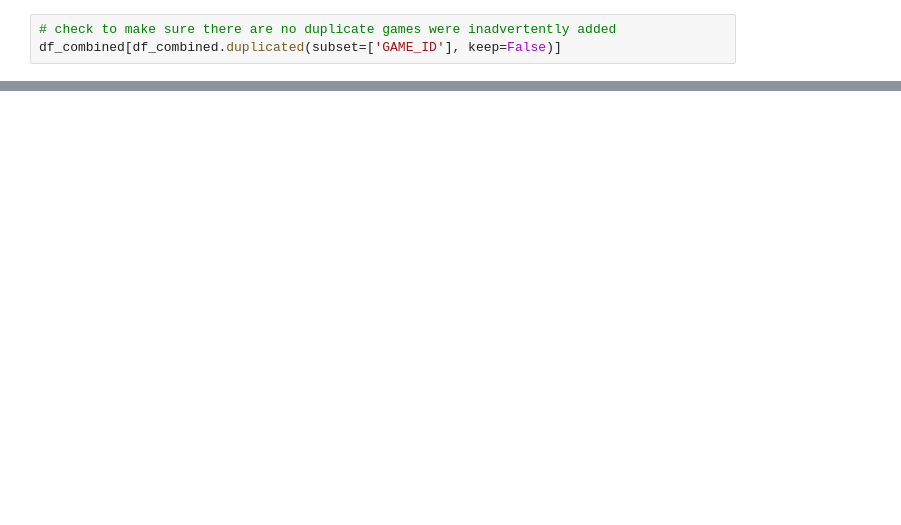
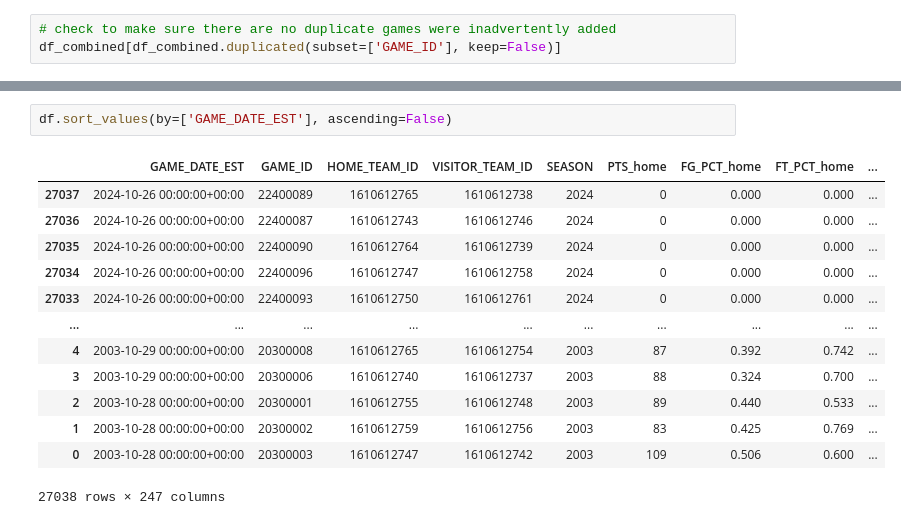
Before and after one commit to cmunch1/nba-prediction, a Jupyter notebook: notebooks/09_a.ipynb, the cells around one changed output, grey strips where cells are left out. Saved outputs shown, nothing was run; the diff lists cells and outputs as text; blank space fills up the shorter version.

Commit message:
date fix

```diff
--- a/notebooks/09_a.ipynb
+++ b/notebooks/09_a.ipynb
@@ -411,0 +322,16 @@ df
+# %%
+df.sort_values(by=['GAME_DATE_EST'], ascending=False)
+# %% [output]
+|  | GAME_DATE_EST | GAME_ID | HOME_TEAM_ID | VISITOR_TEAM_ID | SEASON | PTS_home | FG_PCT_home | FT_PCT_home | ... |
+| 27037 | 2024-10-26 00:00:00+00:00 | 22400089 | 1610612765 | 1610612738 | 2024 | 0 | 0.000 | 0.000 | ... |
+| 27036 | 2024-10-26 00:00:00+00:00 | 22400087 | 1610612743 | 1610612746 | 2024 | 0 | 0.000 | 0.000 | ... |
+| 27035 | 2024-10-26 00:00:00+00:00 | 22400090 | 1610612764 | 1610612739 | 2024 | 0 | 0.000 | 0.000 | ... |
+| 27034 | 2024-10-26 00:00:00+00:00 | 22400096 | 1610612747 | 1610612758 | 2024 | 0 | 0.000 | 0.000 | ... |
+| 27033 | 2024-10-26 00:00:00+00:00 | 22400093 | 1610612750 | 1610612761 | 2024 | 0 | 0.000 | 0.000 | ... |
+| ... | ... | ... | ... | ... | ... | ... | ... | ... | ... |
+| 4 | 2003-10-29 00:00:00+00:00 | 20300008 | 1610612765 | 1610612754 | 2003 | 87 | 0.392 | 0.742 | ... |
+| 3 | 2003-10-29 00:00:00+00:00 | 20300006 | 1610612740 | 1610612737 | 2003 | 88 | 0.324 | 0.700 | ... |
+| 2 | 2003-10-28 00:00:00+00:00 | 20300001 | 1610612755 | 1610612748 | 2003 | 89 | 0.440 | 0.533 | ... |
+| 1 | 2003-10-28 00:00:00+00:00 | 20300002 | 1610612759 | 1610612756 | 2003 | 83 | 0.425 | 0.769 | ... |
+| 0 | 2003-10-28 00:00:00+00:00 | 20300003 | 1610612747 | 1610612742 | 2003 | 109 | 0.506 | 0.600 | ... |
+27038 rows × 247 columns
```
Also changed, not shown: parts of 7 cells of this notebook, 2 other files.
